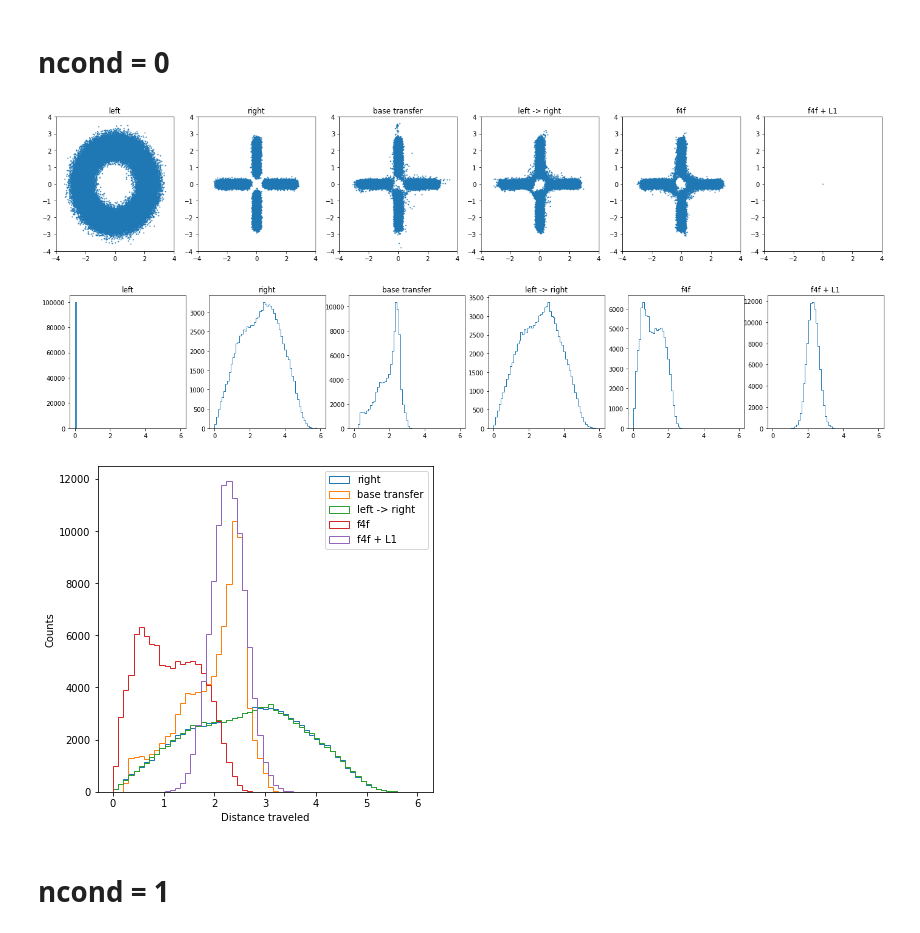
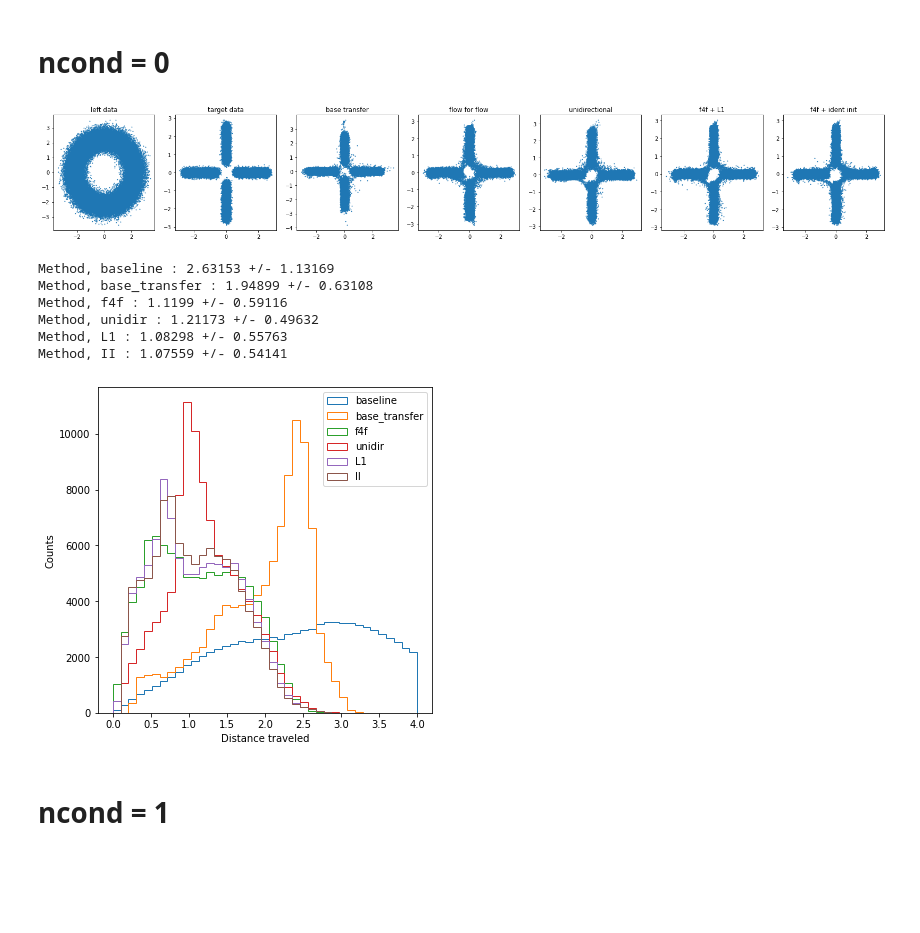
Before and after one commit to rmastand/flows4flows, a Jupyter notebook: calc_distances_toy.ipynb, the cells around one changed output. Cells and saved outputs as stored; diff of their text form; code cells hidden in the pictures; blank space fills up the shorter version.

```diff
--- a/calc_distances_toy.ipynb
+++ b/calc_distances_toy.ipynb
@@ -56,62 +139,24 @@ def collect_all_data_nocond(key):
 # %%
+
 # get the data
 ring_dir = collect_all_data_nocond("ring_star_nocond")
-labels = ring_dir.keys()
 
-# make some plots
-size = 4
-num_plots = len(labels)
-
-fig, ax = plt.subplots(1, num_plots, figsize = (num_plots*size, size))
-
-for i, k in enumerate(labels):
-    ax[i].scatter(ring_dir[k][0], ring_dir[k][1], s = 1)
-    ax[i].set_title(k)
-    ax[i].set_xlim(-4, 4)
-    ax[i].set_ylim(-4, 4)
-fig.show()
+# plot
+plot_data_nocond(ring_dir)
 # %% [output]
-[figure, old version]
+[figure, new version]
 # %%
 # calculate distances
 
-def calculate_distance_xy(results_dir, key_1, key_2):
-    # x distance
-    del_xes = results_dir[key_1][0] - results_dir[key_2][0]
-    # y distance
-    del_yes = results_dir[key_1][1] - results_dir[key_2][1]
-
-    dists = np.sqrt(del_xes**2 + del_yes**2)
-    return dists
-
-
-# plot distances
-bins = np.linspace(0, 6, 60)
-
-fig, ax = plt.subplots(1, num_plots, figsize = (num_plots*size, size))
-for i, k in enumerate(labels):
-    # calculate distance traveled with respect to input (left data)
-    loc_distances = calculate_distance_xy(ring_dir, "left", k)
-    ax[i].hist(loc_distances, bins = bins, histtype = "step")
-    ax[i].set_title(k)
-fig.show()
-
-
-fig = plt.figure(figsize = (6, 6))
-for i, k in enumerate(labels):
-    # calculate distance traveled with respect to input
-    loc_distances = calculate_distance_xy(ring_dir, "left", k)
-    if k != "left":
-        plt.hist(loc_distances, bins = bins, histtype = "step", label = k)
-plt.legend()
-
-plt.xlabel("Distance traveled")
-plt.ylabel("Counts")
-
-plt.show()
+calculate_distance_and_plot(ring_dir, bins = np.linspace(0, 4, 40))
 # %% [output]
+Method, baseline : 2.63153 +/- 1.13169
+Method, base_transfer : 1.94899 +/- 0.63108
+Method, f4f : 1.1199 +/- 0.59116
+Method, unidir : 1.21173 +/- 0.49632
+Method, L1 : 1.08298 +/- 0.55763
+Method, II : 1.07559 +/- 0.54141
-[figure, old version]
+[figure, new version]
-[figure, removed]
 # %% [markdown]
 # ncond = 1
 # %%
```
Also changed, not shown: parts of 6 cells of this notebook.
